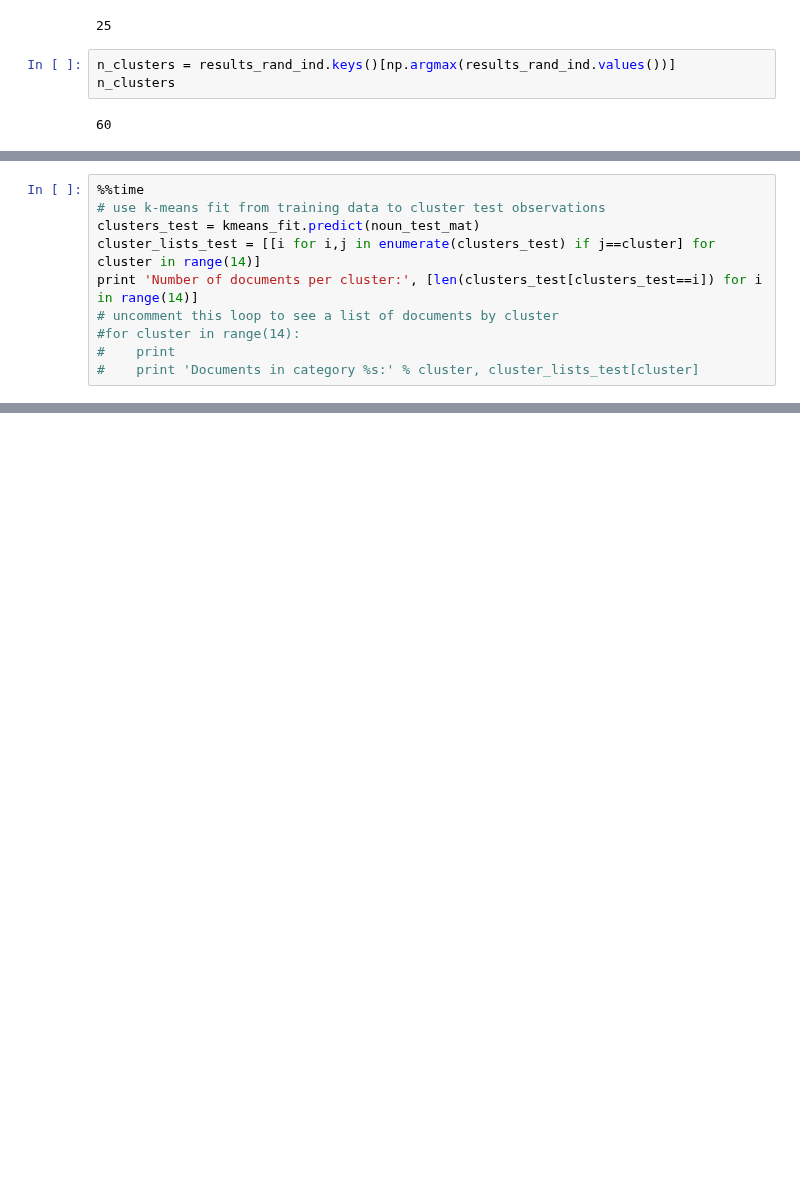
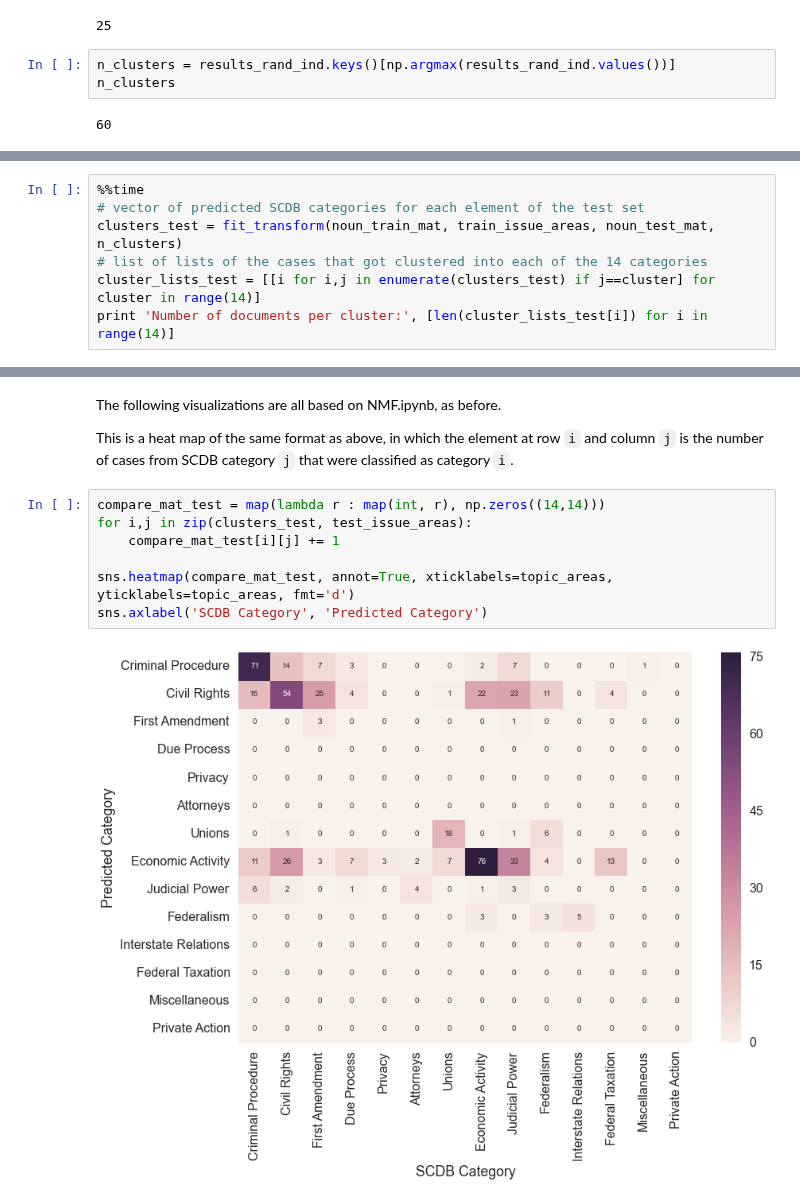
Before and after one commit to yunhanxu/cs109-project, a Jupyter notebook: k-means.ipynb, the cells around one changed output, grey strips where cells are left out. Cells and saved outputs as stored; diff of their text form; blank space fills up the shorter version.

Commit message:
k-means.ipynb: almost done. have to add a description at the top and go through the nb to make sure it's fine

```diff
--- a/k-means.ipynb
+++ b/k-means.ipynb
@@ -344,11 +337,8 @@ Wall time: 16.5 s
 # %%
 %%time
-# use k-means fit from training data to cluster test observations
-clusters_test = kmeans_fit.predict(noun_test_mat)
+# vector of predicted SCDB categories for each element of the test set
+clusters_test = fit_transform(noun_train_mat, train_issue_areas, noun_test_mat, n_clusters)
+# list of lists of the cases that got clustered into each of the 14 categories
 cluster_lists_test = [[i for i,j in enumerate(clusters_test) if j==cluster] for cluster in range(14)]
-print 'Number of documents per cluster:', [len(clusters_test[clusters_test==i]) for i in range(14)]
-# uncomment this loop to see a list of documents by cluster
-#for cluster in range(14):
-#    print
-#    print 'Documents in category %s:' % cluster, cluster_lists_test[cluster]
+print 'Number of documents per cluster:', [len(cluster_lists_test[i]) for i in range(14)]
 # %% [output]
@@ -372,0 +366,13 @@ print rand_index(new_clusters_test, test_issue_areas)
+# %% [markdown]
+The following visualizations are all based on NMF.ipynb, as before.
+
+This is a heat map of the same format as above, in which the element at row `i` and column `j` is the number of cases from SCDB category `j` that were classified as category `i`.
+# %%
+compare_mat_test = map(lambda r : map(int, r), np.zeros((14,14)))
+for i,j in zip(clusters_test, test_issue_areas):
+    compare_mat_test[i][j] += 1
+
+sns.heatmap(compare_mat_test, annot=True, xticklabels=topic_areas, yticklabels=topic_areas, fmt='d')
+sns.axlabel('SCDB Category', 'Predicted Category')
+# %% [output]
+[figure, added]
```
Also changed, not shown: parts of 36 cells of this notebook.
